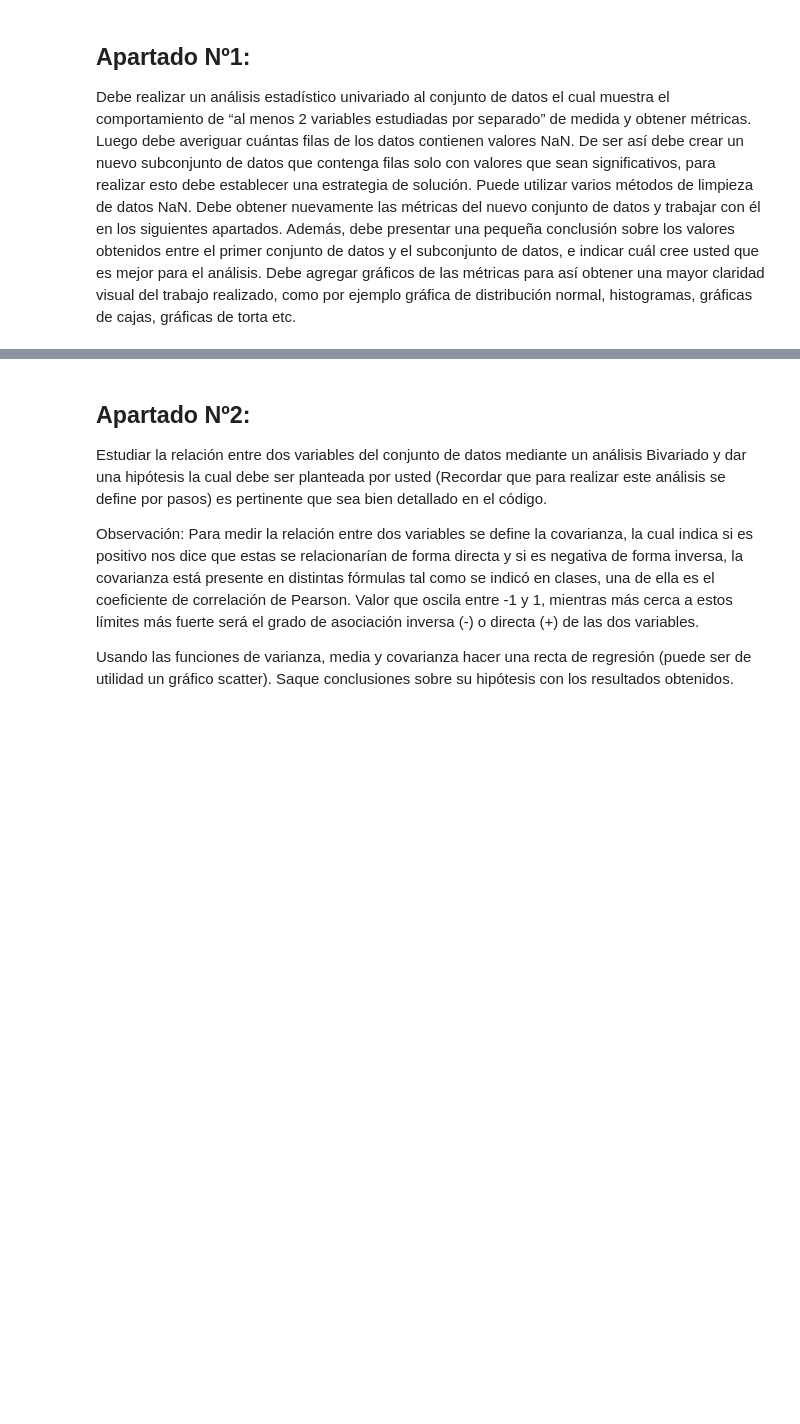
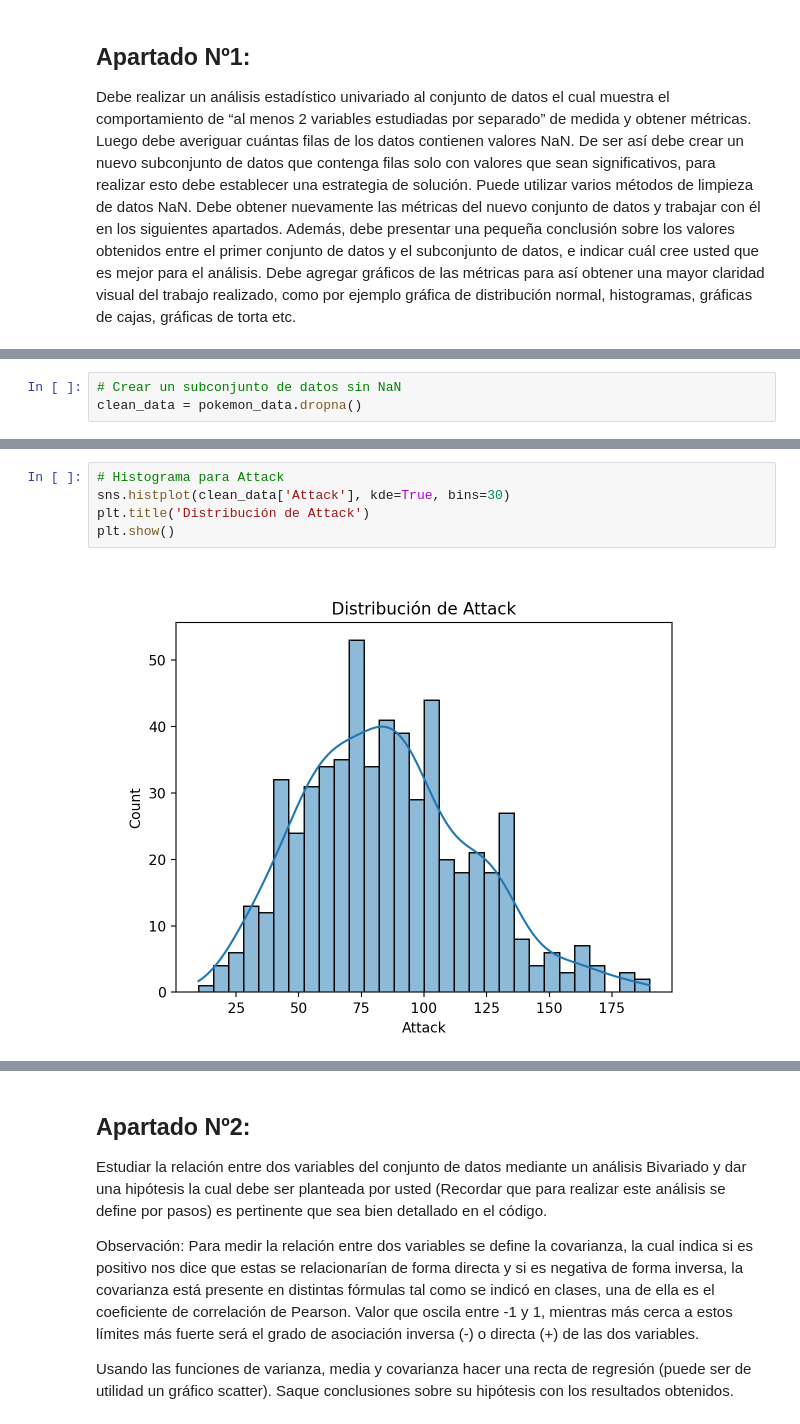
Before and after one commit to IxyzDev/DataInsightHub, a Jupyter notebook: 03-tareas/01-tarea/main.ipynb, the cells around one changed output, grey strips where cells are left out. Cells and saved outputs as stored; diff of their text form; blank space fills up the shorter version.

```diff
--- a/03-tareas/01-tarea/main.ipynb
+++ b/03-tareas/01-tarea/main.ipynb
@@ -22,0 +157,3 @@ como por ejemplo gráfica de distribución normal, histogramas, gráficas de caj
+# %%
+# Crear un subconjunto de datos sin NaN
+clean_data = pokemon_data.dropna()
@@ -22,0 +202,7 @@ como por ejemplo gráfica de distribución normal, histogramas, gráficas de caj
+# %%
+# Histograma para Attack
+sns.histplot(clean_data['Attack'], kde=True, bins=30)
+plt.title('Distribución de Attack')
+plt.show()
+# %% [output]
+[figure, added]
```
Also changed, not shown: parts of 20 cells of this notebook, 2 other files.
